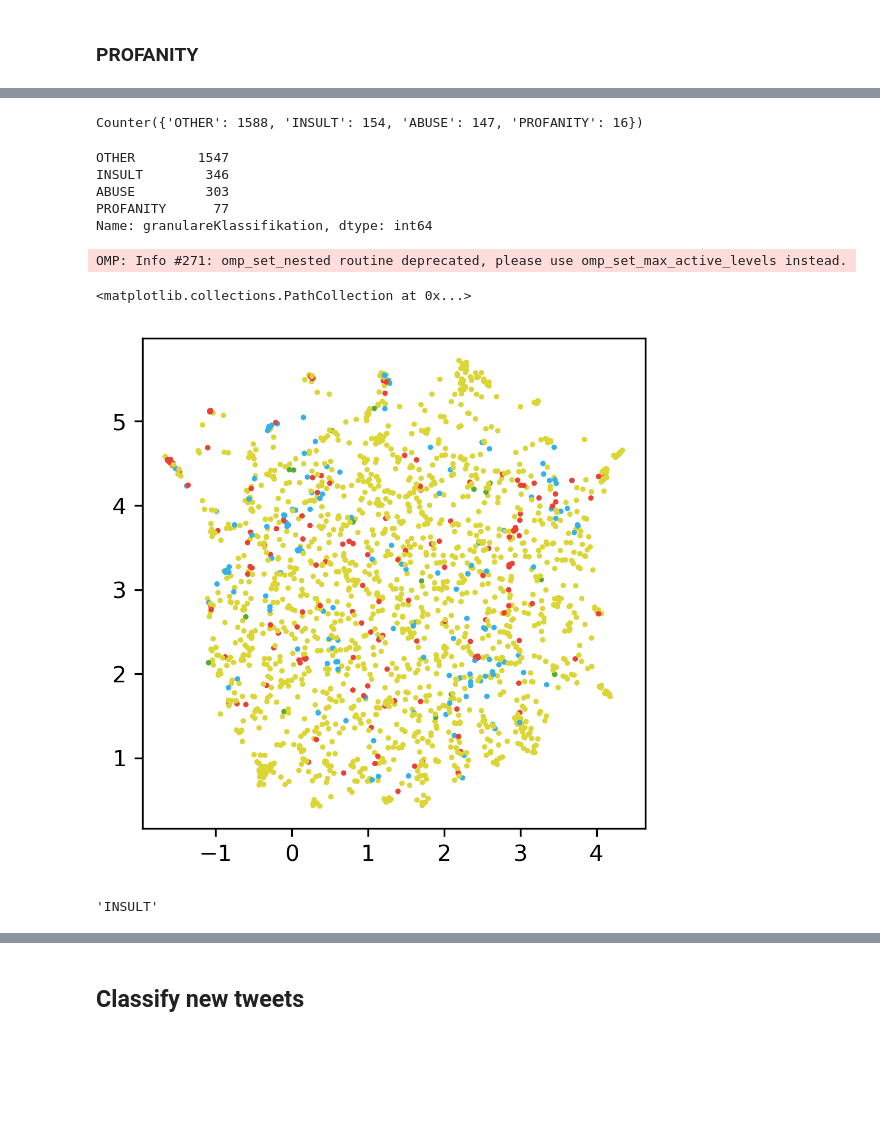
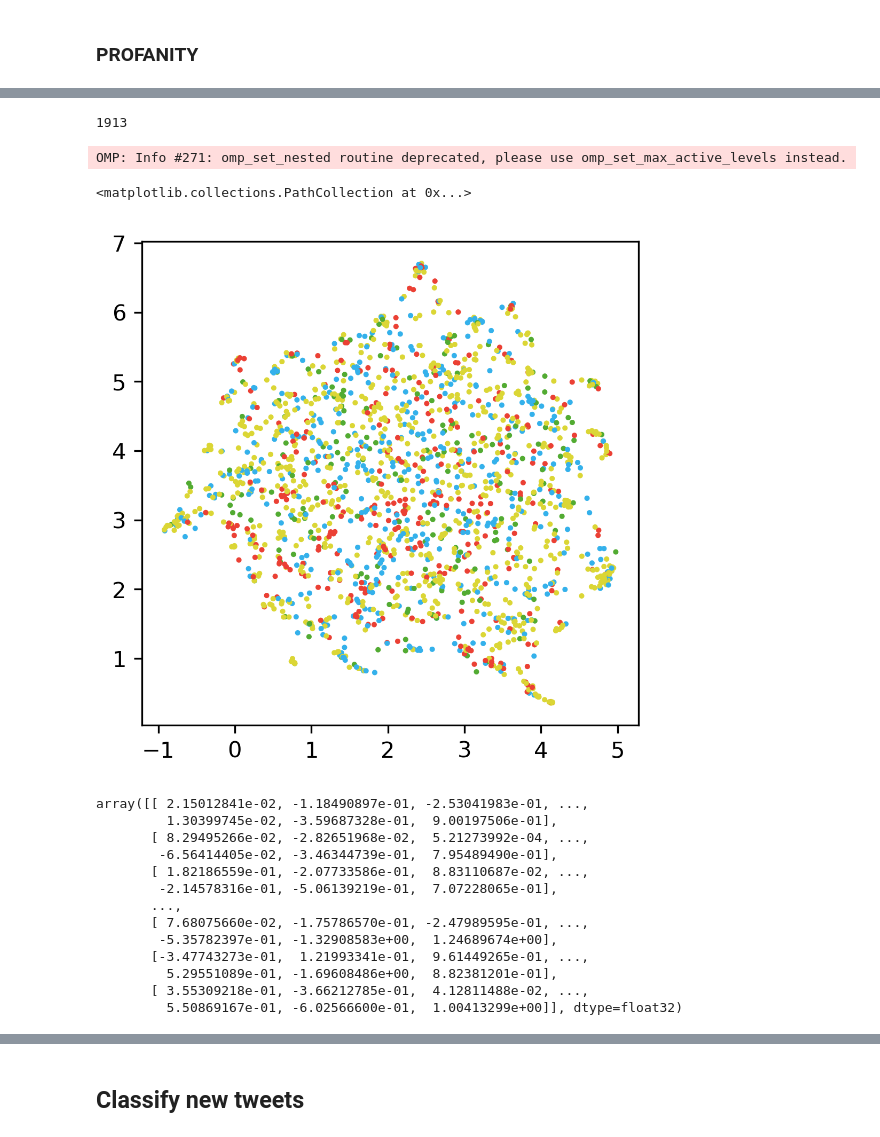
Before and after one commit to LeIx1999/ASUD_Cyberbullying, a Jupyter notebook: Word2vec_tweets.ipynb, the cells around one changed output, grey strips where cells are left out. Drawn from its saved outputs; the diff is of its cells as text; code cells hidden in the pictures; blank space fills up the shorter version.

```diff
--- a/Word2vec_tweets.ipynb
+++ b/Word2vec_tweets.ipynb
@@ -40,30 +40,32 @@ data = df
 german_stopwords = stopwords.words("german")
 sw = set(STOPWORDS)
 
+# words in tweet as one string
+data["tweets_clean"] = [" ".join(eval(word)) for word in data["Wörter in Tweet"]]
+
 # drop unicode emojis and LBR
 new_tweet_ls = []
-for tweet in data.tweet:
+for tweet in data.tweets_clean:
     tweet_sp = tweet.split()
     for word in tweet_sp:
-        if any(x in word for x in ["000", "LBR"]) :
+        if any(x in word for x in ["000", "LBR", "lbr"]) :
             tweet = tweet.replace(word, "")
 
     new_tweet_ls.append(tweet)
 
-data_wc = data
-data_wc["tweet"] = new_tweet_ls
+data["tweets_clean"] = new_tweet_ls
 
 # Create a word cloud for every category
 wc_OTHER = WordCloud(max_font_size=50, max_words=100, background_color="white",
-                     stopwords=german_stopwords).generate(str(data_wc[data_wc["binaereKlassifikation"] == "OTHER"]["tweet"].values))
+                     stopwords=german_stopwords).generate(str(data[data["binaereKlassifikation"] == "OTHER"]["tweets_clean"].values))
 wc_OFFENSE = WordCloud(max_font_size=50, max_words=100, background_color="white",
-                       stopwords=german_stopwords).generate(str(data_wc[data_wc["binaereKlassifikation"] == "OFFENSE"]["tweet"].values))
+                       stopwords=german_stopwords).generate(str(data[data["binaereKlassifikation"] == "OFFENSE"]["tweets_clean"].values))
 wc_insult = WordCloud(max_font_size=50, max_words=100, background_color="white",
-                       stopwords=german_stopwords).generate(str(data_wc[data_wc["granulareKlassifikation"] == "INSULT"]["tweet"].values))
+                       stopwords=german_stopwords).generate(str(data[data["granulareKlassifikation"] == "INSULT"]["tweets_clean"].values))
 wc_abuse = WordCloud(max_font_size=50, max_words=100, background_color="white",
-                       stopwords=german_stopwords).generate(str(data_wc[data_wc["granulareKlassifikation"] == "ABUSE"]["tweet"].values))
+                       stopwords=german_stopwords).generate(str(data[data["granulareKlassifikation"] == "ABUSE"]["tweets_clean"].values))
 wc_profanity = WordCloud(max_font_size=50, max_words=100, background_color="white",
-                       stopwords=german_stopwords).generate(str(data_wc[data_wc["granulareKlassifikation"] == "PROFANITY"]["tweet"].values))
+                       stopwords=german_stopwords).generate(str(data[data["granulareKlassifikation"] == "PROFANITY"]["tweets_clean"].values))
 # %% [markdown]
 ### OTHER
 # %%
@@ -124,7 +116,7 @@ data_train = data.sample(round(0.75 * len(data)), random_state = 1).reset_index(
 data_test = data[~data.index.isin(data_train.index)].reset_index()
 # %%
 data_pre = data_train
-data_pre["tweet"] = [process_tweets(tweet) for tweet in data_pre["tweet"]]
+data_pre["tweets_clean"] = [process_tweets(tweet) for tweet in data_pre["tweet"]]
 # %%
 data_pre.head()
 # %% [output]
@@ -137,6 +129,6 @@ data_pre.head()
 # %%
 # create spacy docs with a nlp pipeline
 # https://spacy.io/usage/processing-pipelines
-tweet_docs = [nlp(tweet) for tweet in data_pre["tweet"]]
+tweet_docs = [nlp(tweet) for tweet in data_pre["tweets_clean"]]
 # %%
 tweet_docs
@@ -259,10 +215,12 @@ for word in word2vec.wv.index_to_key:
         count = sum([tweet.count(word.lower()) for tweet in data_pre[data_pre["granulareKlassifikation"] == cat]["tweet"]]) / len(data_pre[data_pre["granulareKlassifikation"] == cat]["tweet"])
         max_numb[cat] = count
     category_dict_per[word] = max(max_numb, key = max_numb.get)
+# %%
+len(category_dict)
+# %% [output]
+1913
 # %%
-# check the distribution
+# check the distribution (count)
 from collections import Counter
 category_dict
 Counter(category_dict.values())
-# %% [output]
-Counter({'OTHER': 1588, 'INSULT': 154, 'ABUSE': 147, 'PROFANITY': 16})
@@ -269,45 +232,51 @@ Counter({'OTHER': 1588, 'INSULT': 154, 'ABUSE': 147, 'PROFANITY': 16})
 # %%
 data_pre["granulareKlassifikation"].value_counts()
-# %% [output]
-OTHER        1547
-INSULT        346
-ABUSE         303
-PROFANITY      77
-Name: granulareKlassifikation, dtype: int64
 # %%
 # create a plot of the word vectors
 # reduce to two dimensions
 reducer = umap.UMAP(metric='cosine', n_components=2, n_neighbors=15, min_dist=0.00, random_state=0)
 
 # X holds the word vectors for all words in vocabulary
 X = word2vec.syn1neg
 
 # transform to two dimensions
 embedding = reducer.fit_transform(X[:,:])
 
 # plot projected word vectors
 plt.figure(figsize=(4,4), dpi=300)
 
 # scatterplot of projected word vectors
 colors = {"INSULT": '#eb4034',
           "OTHER": "#dbd635",
           "ABUSE": '#34b1eb',
           "PROFANITY": "#52ab32"}
 
 plt.scatter(
     embedding[:, 0],
     embedding[:, 1],
-    c = [colors.get(cat, " ") for cat in list(category_dict.values())[:]],
+    c = [colors.get(cat, " ") for cat in list(category_dict_per.values())[:]],
     s = 2
     )
 # %% [output]
 OMP: Info #271: omp_set_nested routine deprecated, please use omp_set_max_active_levels instead.
 <matplotlib.collections.PathCollection at 0x...>
-[figure, old version]
+[figure, new version]
-# %%
-list(colors.keys())[list(colors.values()).index('#eb4034')]
-# %% [output]
-'INSULT'
+# %%
+X
+# %% [output]
+array([[ 2.15012841e-02, -1.18490897e-01, -2.53041983e-01, ...,
+         1.30399745e-02, -3.59687328e-01,  9.00197506e-01],
+       [ 8.29495266e-02, -2.82651968e-02,  5.21273992e-04, ...,
+        -6.56414405e-02, -3.46344739e-01,  7.95489490e-01],
+       [ 1.82186559e-01, -2.07733586e-01,  8.83110687e-02, ...,
+        -2.14578316e-01, -5.06139219e-01,  7.07228065e-01],
+       ...,
+       [ 7.68075660e-02, -1.75786570e-01, -2.47989595e-01, ...,
+        -5.35782397e-01, -1.32908583e+00,  1.24689674e+00],
+       [-3.47743273e-01,  1.21993341e-01,  9.61449265e-01, ...,
+         5.29551089e-01, -1.69608486e+00,  8.82381201e-01],
+       [ 3.55309218e-01, -3.66212785e-01,  4.12811488e-02, ...,
+         5.50869167e-01, -6.02566600e-01,  1.00413299e+00]], dtype=float32)
 # %%
 # maybe we should plot this with 3 dimensions
 # Project into 3D space
```
Also changed, not shown: parts of 24 cells of this notebook, 2 other files.
